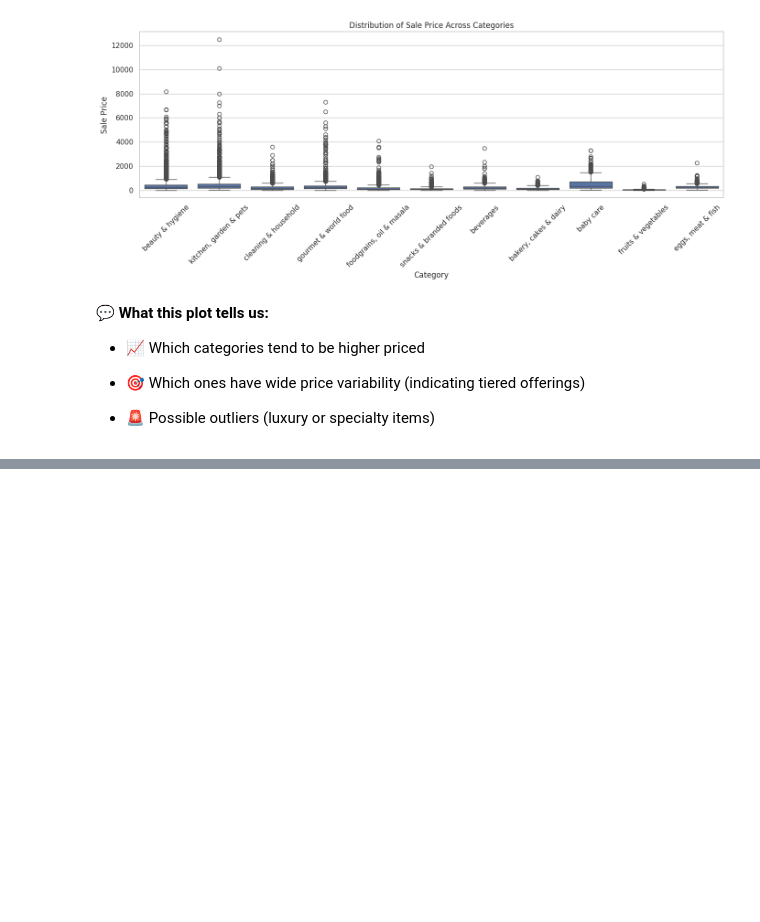
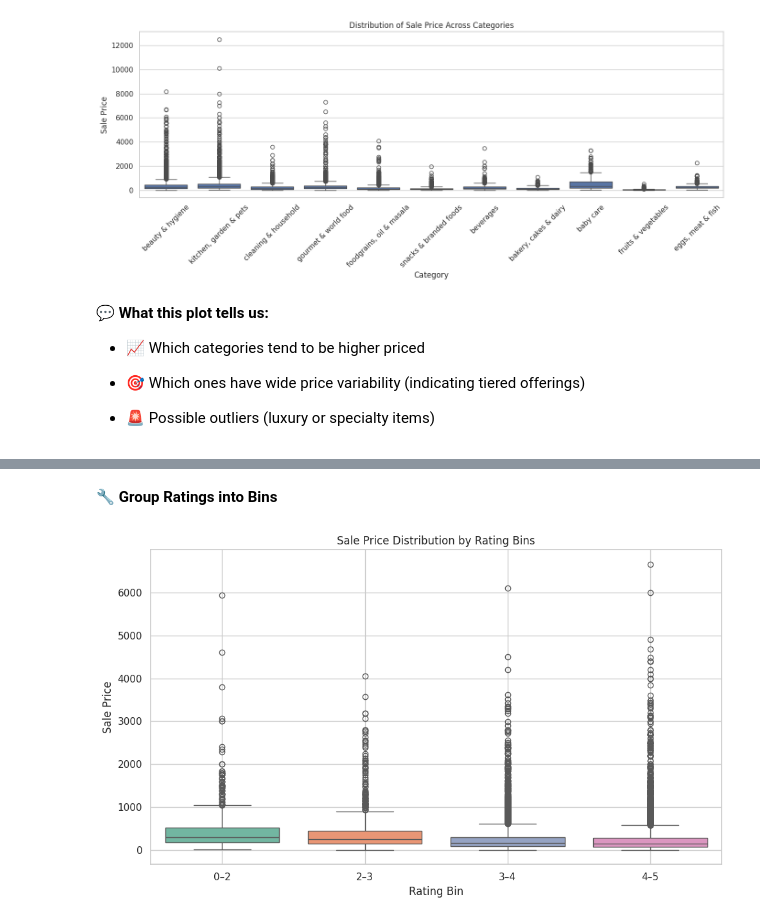
Before and after one commit to Rudrajit12/BigBasket-Product-Assortment-Optimization, a Jupyter notebook: BigBasket_Product_Assortment_Analysis.ipynb, the cells around one changed output, grey strips where cells are left out. Cells and saved outputs as stored; diff of their text form; code cells hidden in the pictures; blank space fills up the shorter version.

```diff
--- a/BigBasket_Product_Assortment_Analysis.ipynb
+++ b/BigBasket_Product_Assortment_Analysis.ipynb
@@ -1113,0 +1184,18 @@ plt.show()
+# %% [markdown]
+**🔧 Group Ratings into Bins**
+# %%
+# Create rating bins (e.g., 1–2, 2–3, ..., 4–5)
+bb_df['rating_bin'] = pd.cut(bb_df['rating'], bins=[0, 2, 3, 4, 5],
+                          labels=['0–2', '2–3', '3–4', '4–5'])
+
+# Boxplot to show price distribution per rating bin
+plt.figure(figsize=(10, 6))
+sns.boxplot(data=bb_df, x='rating_bin', y='sale_price', palette='Set2')
+plt.title('Sale Price Distribution by Rating Bins')
+plt.xlabel('Rating Bin')
+plt.ylabel('Sale Price')
+plt.grid(True)
+plt.tight_layout()
+plt.show()
+# %% [output]
+[figure, added]
```
Also changed, not shown: parts of 30 cells of this notebook.
